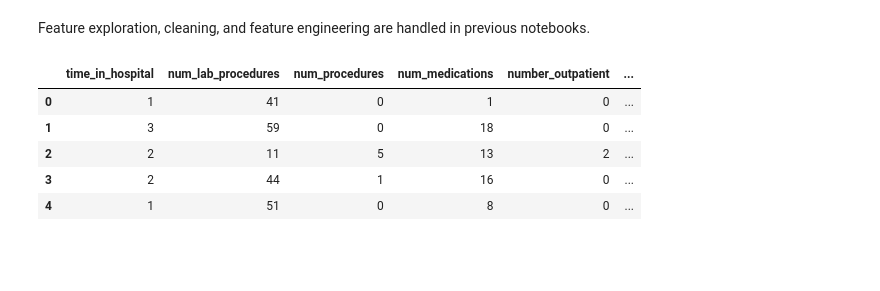
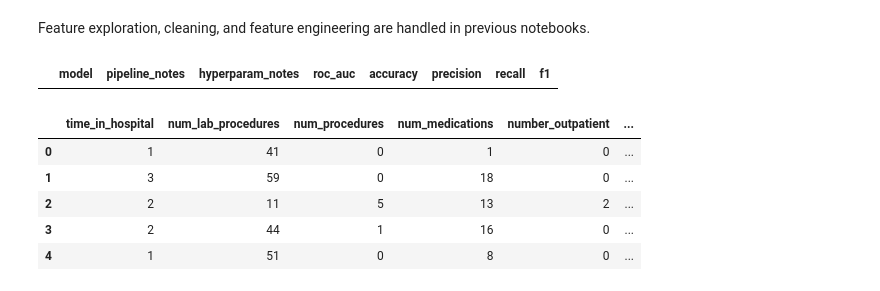
Before and after one commit to meaton96/Eaton_633_Project, a Jupyter notebook: notebooks/02_Random_Forest.ipynb, the cells around one changed output. Saved outputs shown, nothing was run; the diff lists cells and outputs as text; code cells hidden in the pictures; blank space fills up the shorter version.

Commit message:
dumping model metrics to global csv

```diff
--- a/notebooks/02_Random_Forest.ipynb
+++ b/notebooks/02_Random_Forest.ipynb
@@ -9,12 +9,22 @@ In other studies, random forest models were shown to out perform logsitic regres
 # %% [markdown]
 Feature exploration, cleaning, and feature engineering are handled in previous notebooks.
 # %%
+%reload_ext autoreload
+%autoreload 2
+import sys, os
 import pandas as pd
 import warnings
 import numpy as np
 from sklearn.model_selection import train_test_split
 
 warnings.filterwarnings('ignore')
+sys.path.append(os.path.abspath(".."))
+DATA_DIR = '../data/'
 
-DATA_DIR = '../data/'
+
+from src.utils import make_metrics_file, log_metric
+
+make_metrics_file(DATA_DIR)
+# %% [output]
+|  | model | pipeline_notes | hyperparam_notes | roc_auc | accuracy | precision | recall | f1 |
 # %%
```
Also changed, not shown: parts of 5 cells of this notebook, 1 other file.
